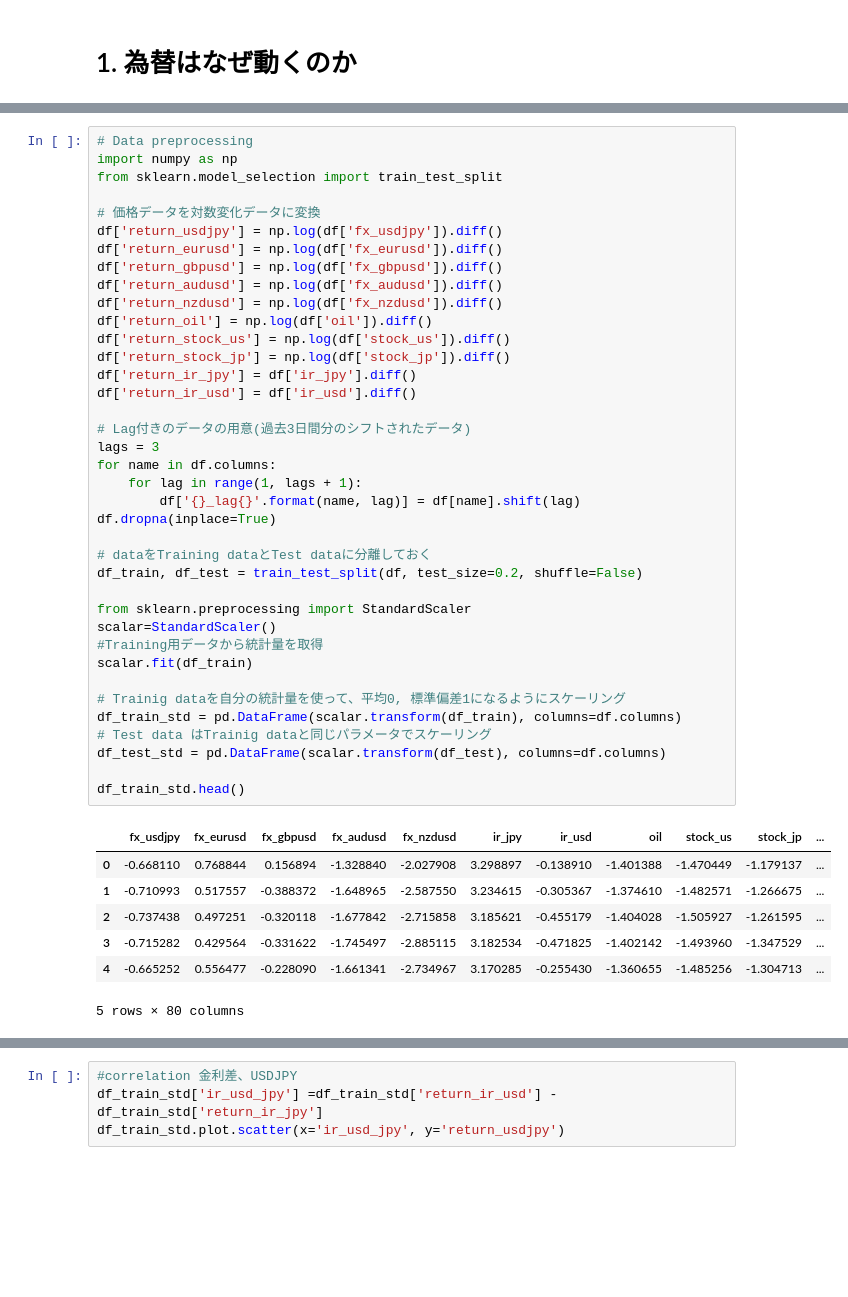
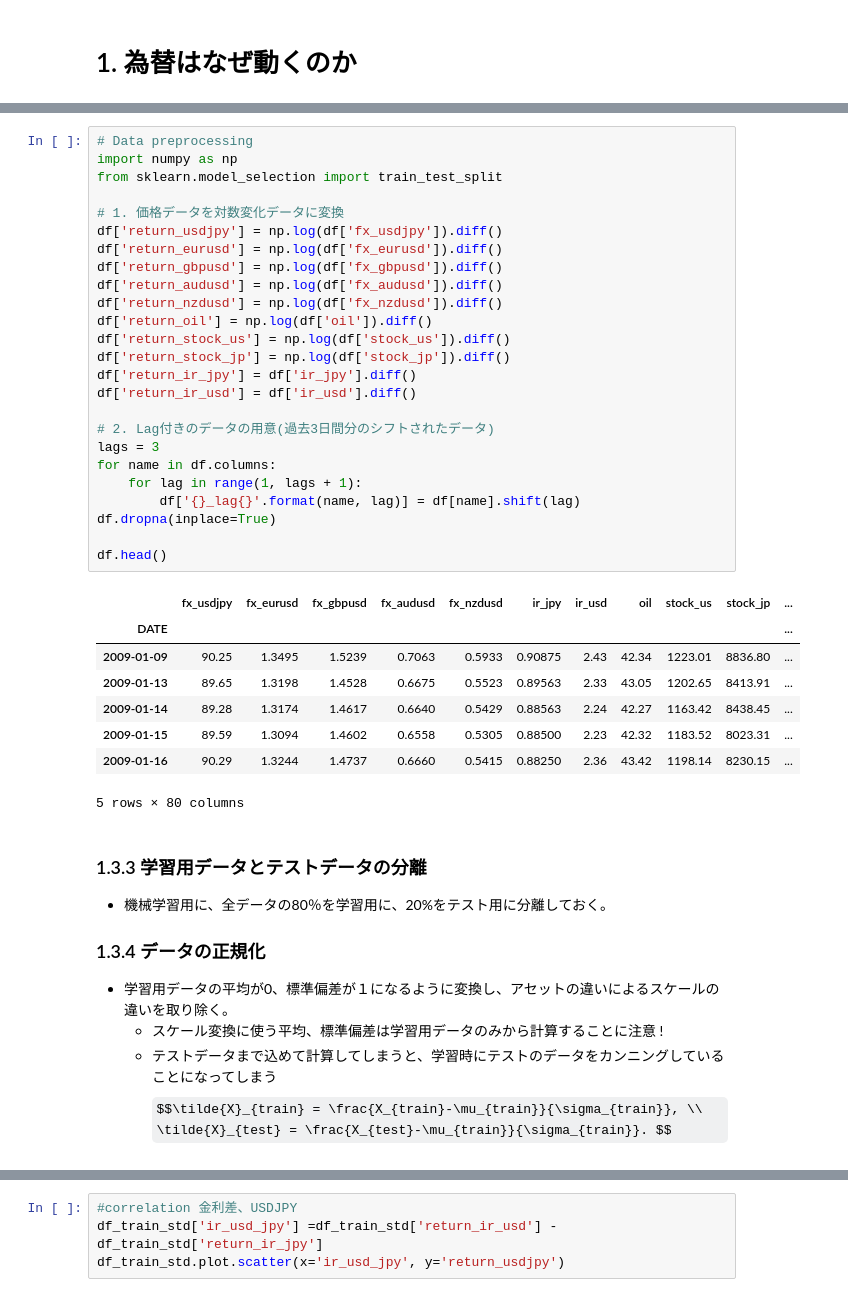
Before and after one commit to morimoto0606/fx_prediction, a Jupyter notebook: fxprediction.ipynb, the cells around one changed output, grey strips where cells are left out. Saved outputs shown, nothing was run; the diff lists cells and outputs as text; some formulas as TeX source; blank space fills up the shorter version.

```diff
--- a/fxprediction.ipynb
+++ b/fxprediction.ipynb
@@ -122,46 +120,44 @@ $$\tilde{X}_{train} = \frac{X_{train}-\mu_{train}}{\sigma_{train}}, \\
 # %%
 # Data preprocessing
 import numpy as np
 from sklearn.model_selection import train_test_split
 
-# 価格データを対数変化データに変換
+# 1. 価格データを対数変化データに変換
 df['return_usdjpy'] = np.log(df['fx_usdjpy']).diff()
 df['return_eurusd'] = np.log(df['fx_eurusd']).diff()
 df['return_gbpusd'] = np.log(df['fx_gbpusd']).diff()
 df['return_audusd'] = np.log(df['fx_audusd']).diff()
 df['return_nzdusd'] = np.log(df['fx_nzdusd']).diff()
 df['return_oil'] = np.log(df['oil']).diff()
 df['return_stock_us'] = np.log(df['stock_us']).diff()
 df['return_stock_jp'] = np.log(df['stock_jp']).diff()
 df['return_ir_jpy'] = df['ir_jpy'].diff()
 df['return_ir_usd'] = df['ir_usd'].diff()
 
-# Lag付きのデータの用意(過去3日間分のシフトされたデータ)
+# 2. Lag付きのデータの用意(過去3日間分のシフトされたデータ)
 lags = 3
 for name in df.columns:
     for lag in range(1, lags + 1):
         df['{}_lag{}'.format(name, lag)] = df[name].shift(lag)
 df.dropna(inplace=True)
 
-# dataをTraining dataとTest dataに分離しておく
-df_train, df_test = train_test_split(df, test_size=0.2, shuffle=False)
-
-from sklearn.preprocessing import StandardScaler
-scalar=StandardScaler()
-#Training用データから統計量を取得
-scalar.fit(df_train)
-
-# Trainig dataを自分の統計量を使って、平均0, 標準偏差1になるようにスケーリング
-df_train_std = pd.DataFrame(scalar.transform(df_train), columns=df.columns)
-# Test data はTrainig dataと同じパラメータでスケーリング
-df_test_std = pd.DataFrame(scalar.transform(df_test), columns=df.columns)
-
-df_train_std.head()
+df.head()
 # %% [output]
 |  | fx_usdjpy | fx_eurusd | fx_gbpusd | fx_audusd | fx_nzdusd | ir_jpy | ir_usd | oil | stock_us | stock_jp | ... |
-| 0 | -0.668110 | 0.768844 | 0.156894 | -1.328840 | -2.027908 | 3.298897 | -0.138910 | -1.401388 | -1.470449 | -1.179137 | ... |
-| 1 | -0.710993 | 0.517557 | -0.388372 | -1.648965 | -2.587550 | 3.234615 | -0.305367 | -1.374610 | -1.482571 | -1.266675 | ... |
-| 2 | -0.737438 | 0.497251 | -0.320118 | -1.677842 | -2.715858 | 3.185621 | -0.455179 | -1.404028 | -1.505927 | -1.261595 | ... |
-| 3 | -0.715282 | 0.429564 | -0.331622 | -1.745497 | -2.885115 | 3.182534 | -0.471825 | -1.402142 | -1.493960 | -1.347529 | ... |
-| 4 | -0.665252 | 0.556477 | -0.228090 | -1.661341 | -2.734967 | 3.170285 | -0.255430 | -1.360655 | -1.485256 | -1.304713 | ... |
+| DATE |  |  |  |  |  |  |  |  |  |  | ... |
+| 2009-01-09 | 90.25 | 1.3495 | 1.5239 | 0.7063 | 0.5933 | 0.90875 | 2.43 | 42.34 | 1223.01 | 8836.80 | ... |
+| 2009-01-13 | 89.65 | 1.3198 | 1.4528 | 0.6675 | 0.5523 | 0.89563 | 2.33 | 43.05 | 1202.65 | 8413.91 | ... |
+| 2009-01-14 | 89.28 | 1.3174 | 1.4617 | 0.6640 | 0.5429 | 0.88563 | 2.24 | 42.27 | 1163.42 | 8438.45 | ... |
+| 2009-01-15 | 89.59 | 1.3094 | 1.4602 | 0.6558 | 0.5305 | 0.88500 | 2.23 | 42.32 | 1183.52 | 8023.31 | ... |
+| 2009-01-16 | 90.29 | 1.3244 | 1.4737 | 0.6660 | 0.5415 | 0.88250 | 2.36 | 43.42 | 1198.14 | 8230.15 | ... |
 5 rows × 80 columns
+# %% [markdown]
+### 1.3.3 学習用データとテストデータの分離
+- 機械学習用に、全データの80％を学習用に、20%をテスト用に分離しておく。
+
+### 1.3.4 データの正規化
+- 学習用データの平均が0、標準偏差が１になるように変換し、アセットの違いによるスケールの違いを取り除く。
+    - スケール変換に使う平均、標準偏差は学習用データのみから計算することに注意 !
+    - テストデータまで込めて計算してしまうと、学習時にテストのデータをカンニングしていることになってしまう
+$$\tilde{X}_{train} = \frac{X_{train}-\mu_{train}}{\sigma_{train}}, \\
+\tilde{X}_{test} = \frac{X_{test}-\mu_{train}}{\sigma_{train}}. $$
```
Also changed, not shown: parts of 24 cells of this notebook, 2 other files.
